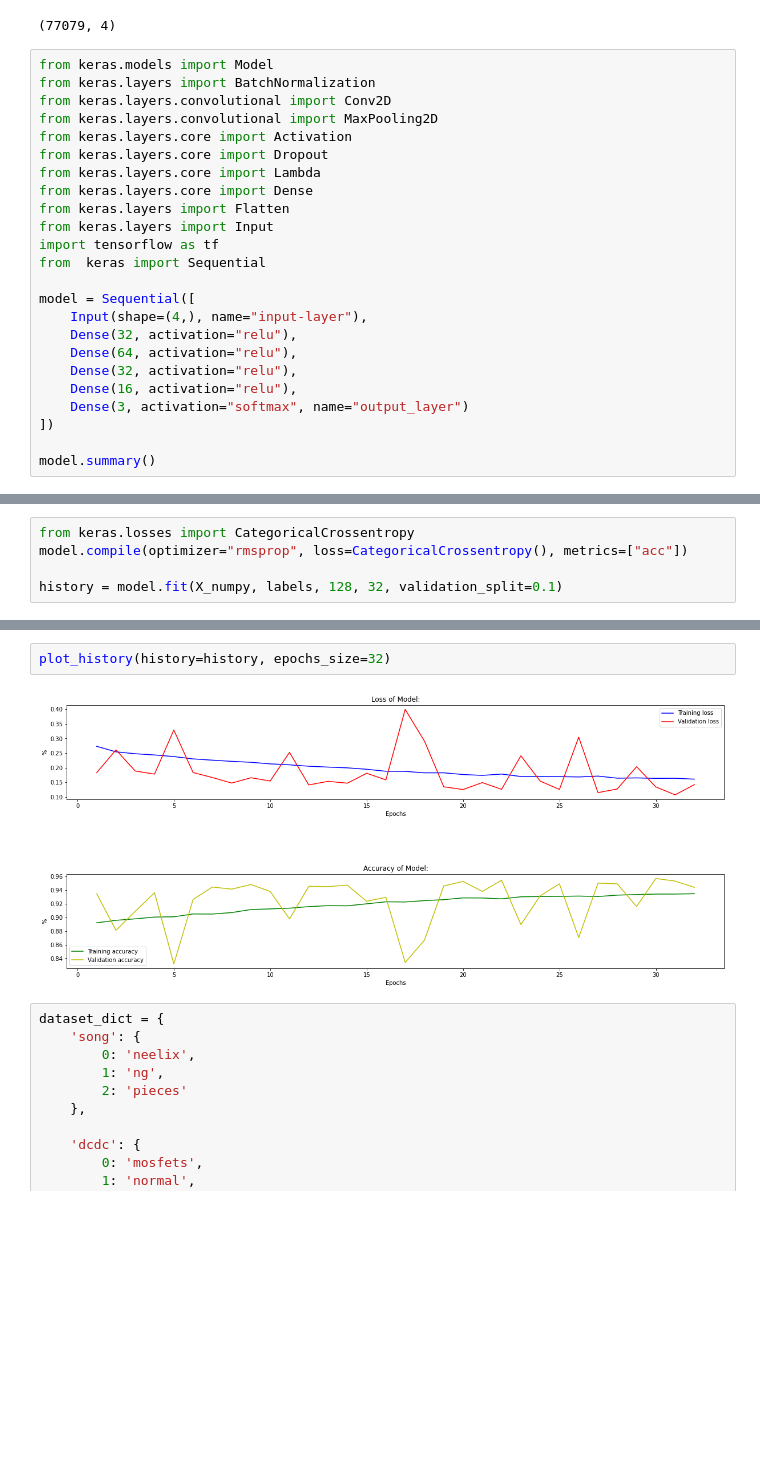
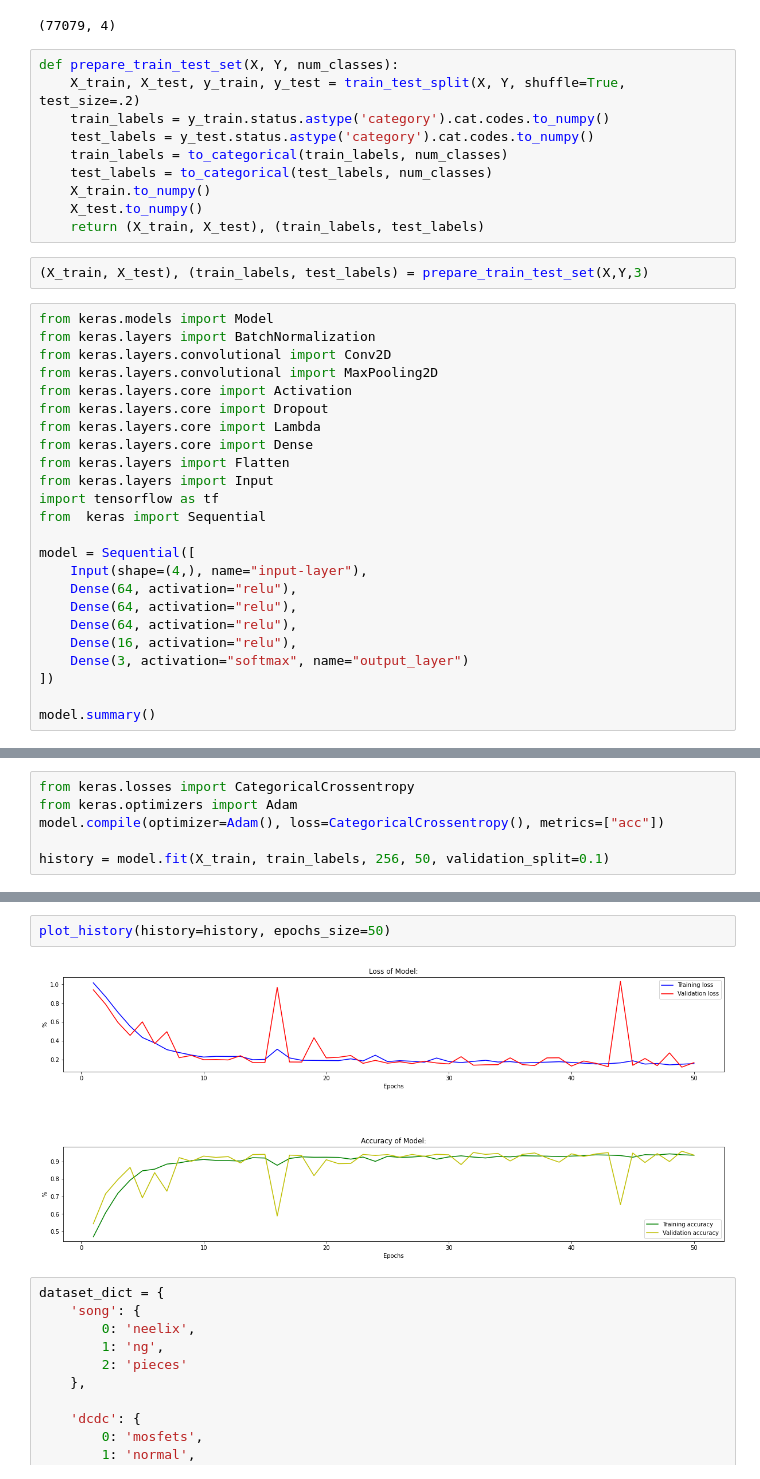
Before and after one commit to sandrosage/Monitoring_Converter_ML, a Jupyter notebook: Machine_Learining/deep_learning.ipynb, the cells around one changed output, grey strips where cells are left out. Drawn from its saved outputs; the diff is of its cells as text; blank space fills up the shorter version.

Commit message:
built function for creating the right train, test split

```diff
--- a/Machine_Learining/deep_learning.ipynb
+++ b/Machine_Learining/deep_learning.ipynb
@@ -48,6 +48,18 @@ X_numpy = X_train.to_numpy()
 X_numpy.shape
 # %% [output]
 (77079, 4)
+# %%
+def prepare_train_test_set(X, Y, num_classes):
+    X_train, X_test, y_train, y_test = train_test_split(X, Y, shuffle=True, test_size=.2)
+    train_labels = y_train.status.astype('category').cat.codes.to_numpy()
+    test_labels = y_test.status.astype('category').cat.codes.to_numpy()
+    train_labels = to_categorical(train_labels, num_classes)
+    test_labels = to_categorical(test_labels, num_classes)
+    X_train.to_numpy()
+    X_test.to_numpy()
+    return (X_train, X_test), (train_labels, test_labels)
+# %%
+(X_train, X_test), (train_labels, test_labels) = prepare_train_test_set(X,Y,3)
 # %%
 from keras.models import Model
 from keras.layers import BatchNormalization
@@ -64,9 +76,9 @@ from  keras import Sequential
 
 model = Sequential([
     Input(shape=(4,), name="input-layer"),
-    Dense(32, activation="relu"),
     Dense(64, activation="relu"),
-    Dense(32, activation="relu"),
+    Dense(64, activation="relu"),
+    Dense(64, activation="relu"),
     Dense(16, activation="relu"),
     Dense(3, activation="softmax", name="output_layer")
 ])
@@ -94,7 +106,8 @@ Non-trainable params: 0
 _________________________________________________________________
 # %%
 from keras.losses import CategoricalCrossentropy
-model.compile(optimizer="rmsprop", loss=CategoricalCrossentropy(), metrics=["acc"])
+from keras.optimizers import Adam
+model.compile(optimizer=Adam(), loss=CategoricalCrossentropy(), metrics=["acc"])
 
-history = model.fit(X_numpy, labels, 128, 32, validation_split=0.1)
+history = model.fit(X_train, train_labels, 256, 50, validation_split=0.1)
 # %% [output]
@@ -150,9 +165,9 @@ def plot_history(history, epochs_size):
 
     plt.show()
 # %%
-plot_history(history=history, epochs_size=32)
+plot_history(history=history, epochs_size=50)
 # %% [output]
-[figure, old version]
+[figure, new version]
 # %%
 dataset_dict = {
     'song': {
```
Also changed, not shown: parts of 4 cells of this notebook.
